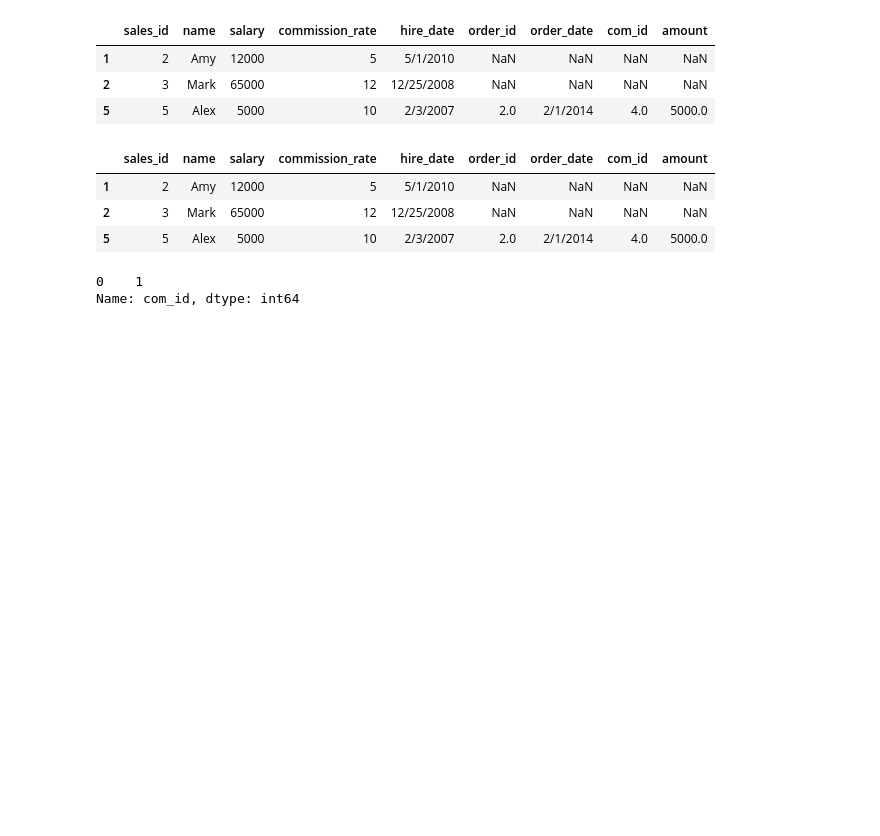
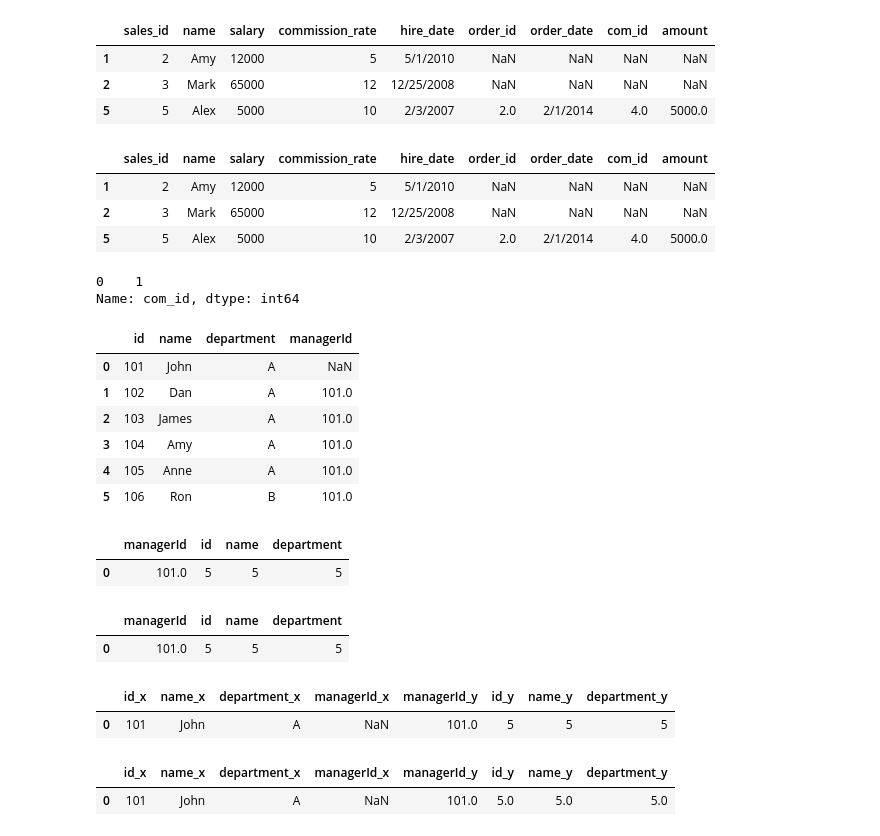
Before and after one commit to jjoseph-anderson/LeetCode, a Jupyter notebook: Rough_Work.ipynb, the cells around one changed output. Drawn from its saved outputs; the diff is of its cells as text; code cells hidden in the pictures; blank space fills up the shorter version.

```diff
--- a/Rough_Work.ipynb
+++ b/Rough_Work.ipynb
@@ -932,3 +932,19 @@ employees = pd.DataFrame({
     "department": ["A", "A", "A", "A", "A", "B"],
     "managerId": [None, 101, 101, 101, 101, 101]
 })
+# %%
+employees
+# %% [output]
+|  | id | name | department | managerId |
+| 0 | 101 | John | A | NaN |
+| 1 | 102 | Dan | A | 101.0 |
+| 2 | 103 | James | A | 101.0 |
+| 3 | 104 | Amy | A | 101.0 |
+| 4 | 105 | Anne | A | 101.0 |
+| 5 | 106 | Ron | B | 101.0 |
+# %%
+group = employees.groupby(by = "managerId", as_index = False).count()
+group
+# %% [output]
+|  | managerId | id | name | department |
+| 0 | 101.0 | 5 | 5 | 5 |
@@ -934,0 +953,17 @@ employees = pd.DataFrame({
+# %%
+higher = group[mask]
+higher
+# %% [output]
+|  | managerId | id | name | department |
+| 0 | 101.0 | 5 | 5 | 5 |
+# %%
+final = pd.merge(employees, higher, left_on = "id", right_on = "managerId", how = "inner")
+final
+# %% [output]
+|  | id_x | name_x | department_x | managerId_x | managerId_y | id_y | name_y | department_y |
+| 0 | 101 | John | A | NaN | 101.0 | 5 | 5 | 5 |
+# %%
+final.dropna(subset = ['department_y'])
+# %% [output]
+|  | id_x | name_x | department_x | managerId_x | managerId_y | id_y | name_y | department_y |
+| 0 | 101 | John | A | NaN | 101.0 | 5.0 | 5.0 | 5.0 |
```
Also changed, not shown: parts of 1 cell of this notebook, 1 other file.
